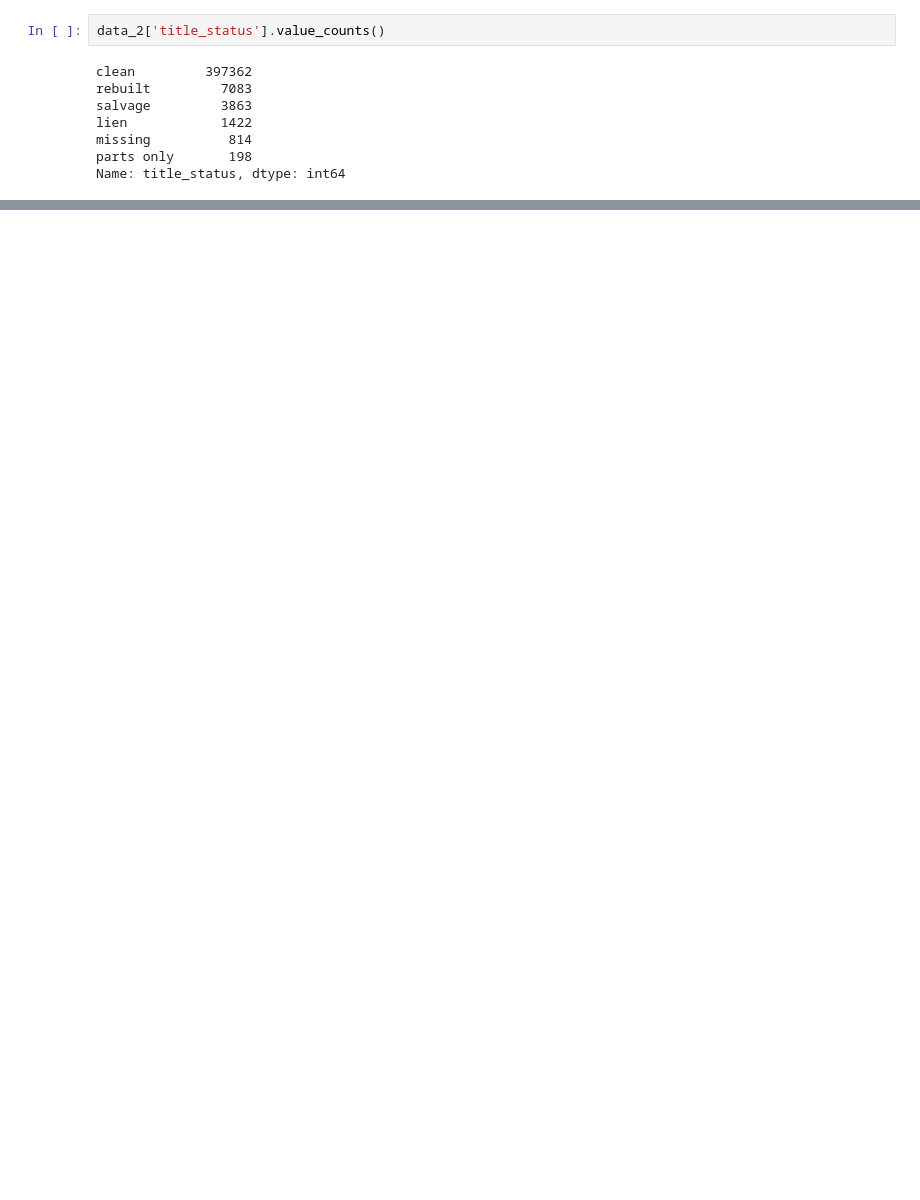
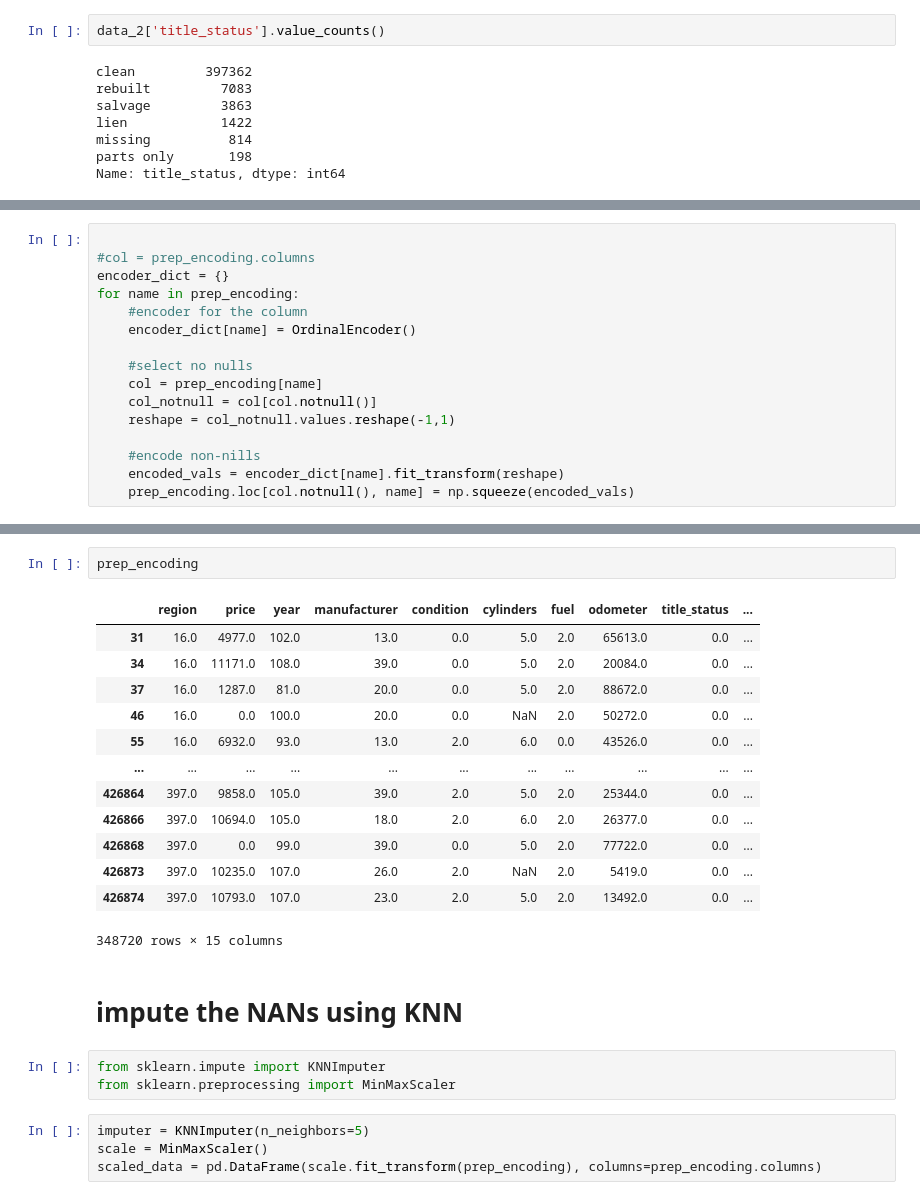
Before and after one commit to foleym7/UsedCarsML, a Jupyter notebook: src/clean_data.ipynb, the cells around one changed output, grey strips where cells are left out. Saved outputs shown, nothing was run; the diff lists cells and outputs as text; blank space fills up the shorter version.

```diff
--- a/src/clean_data.ipynb
+++ b/src/clean_data.ipynb
@@ -271,0 +265,16 @@ Name: state, dtype: int64
+# %%
+
+#col = prep_encoding.columns
+encoder_dict = {}
+for name in prep_encoding:
+    #encoder for the column
+    encoder_dict[name] = OrdinalEncoder()
+
+    #select no nulls
+    col = prep_encoding[name]
+    col_notnull = col[col.notnull()]
+    reshape = col_notnull.values.reshape(-1,1)
+
+    #encode non-nills
+    encoded_vals = encoder_dict[name].fit_transform(reshape)
+    prep_encoding.loc[col.notnull(), name] = np.squeeze(encoded_vals)
@@ -271,0 +299,25 @@ Name: state, dtype: int64
+# %%
+prep_encoding
+# %% [output]
+|  | region | price | year | manufacturer | condition | cylinders | fuel | odometer | title_status | ... |
+| 31 | 16.0 | 4977.0 | 102.0 | 13.0 | 0.0 | 5.0 | 2.0 | 65613.0 | 0.0 | ... |
+| 34 | 16.0 | 11171.0 | 108.0 | 39.0 | 0.0 | 5.0 | 2.0 | 20084.0 | 0.0 | ... |
+| 37 | 16.0 | 1287.0 | 81.0 | 20.0 | 0.0 | 5.0 | 2.0 | 88672.0 | 0.0 | ... |
+| 46 | 16.0 | 0.0 | 100.0 | 20.0 | 0.0 | NaN | 2.0 | 50272.0 | 0.0 | ... |
+| 55 | 16.0 | 6932.0 | 93.0 | 13.0 | 2.0 | 6.0 | 0.0 | 43526.0 | 0.0 | ... |
+| ... | ... | ... | ... | ... | ... | ... | ... | ... | ... | ... |
+| 426864 | 397.0 | 9858.0 | 105.0 | 39.0 | 2.0 | 5.0 | 2.0 | 25344.0 | 0.0 | ... |
+| 426866 | 397.0 | 10694.0 | 105.0 | 18.0 | 2.0 | 6.0 | 2.0 | 26377.0 | 0.0 | ... |
+| 426868 | 397.0 | 0.0 | 99.0 | 39.0 | 0.0 | 5.0 | 2.0 | 77722.0 | 0.0 | ... |
+| 426873 | 397.0 | 10235.0 | 107.0 | 26.0 | 2.0 | NaN | 2.0 | 5419.0 | 0.0 | ... |
+| 426874 | 397.0 | 10793.0 | 107.0 | 23.0 | 2.0 | 5.0 | 2.0 | 13492.0 | 0.0 | ... |
+348720 rows × 15 columns
+# %% [markdown]
+# impute the NANs using KNN
+# %%
+from sklearn.impute import KNNImputer
+from sklearn.preprocessing import MinMaxScaler
+# %%
+imputer = KNNImputer(n_neighbors=5)
+scale = MinMaxScaler()
+scaled_data = pd.DataFrame(scale.fit_transform(prep_encoding), columns=prep_encoding.columns)
```
Also changed, not shown: parts of 42 cells of this notebook, 1 other file.
